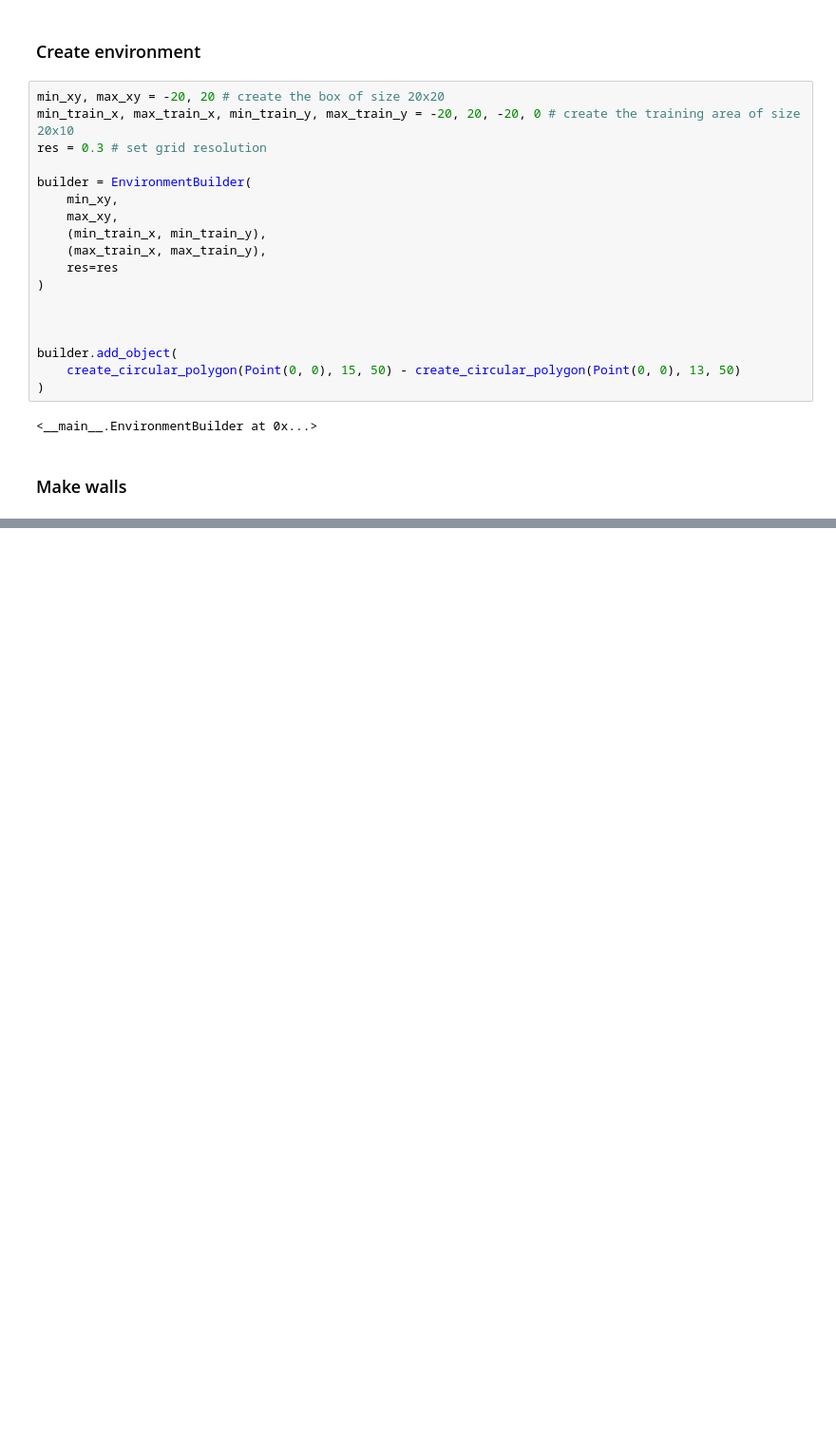
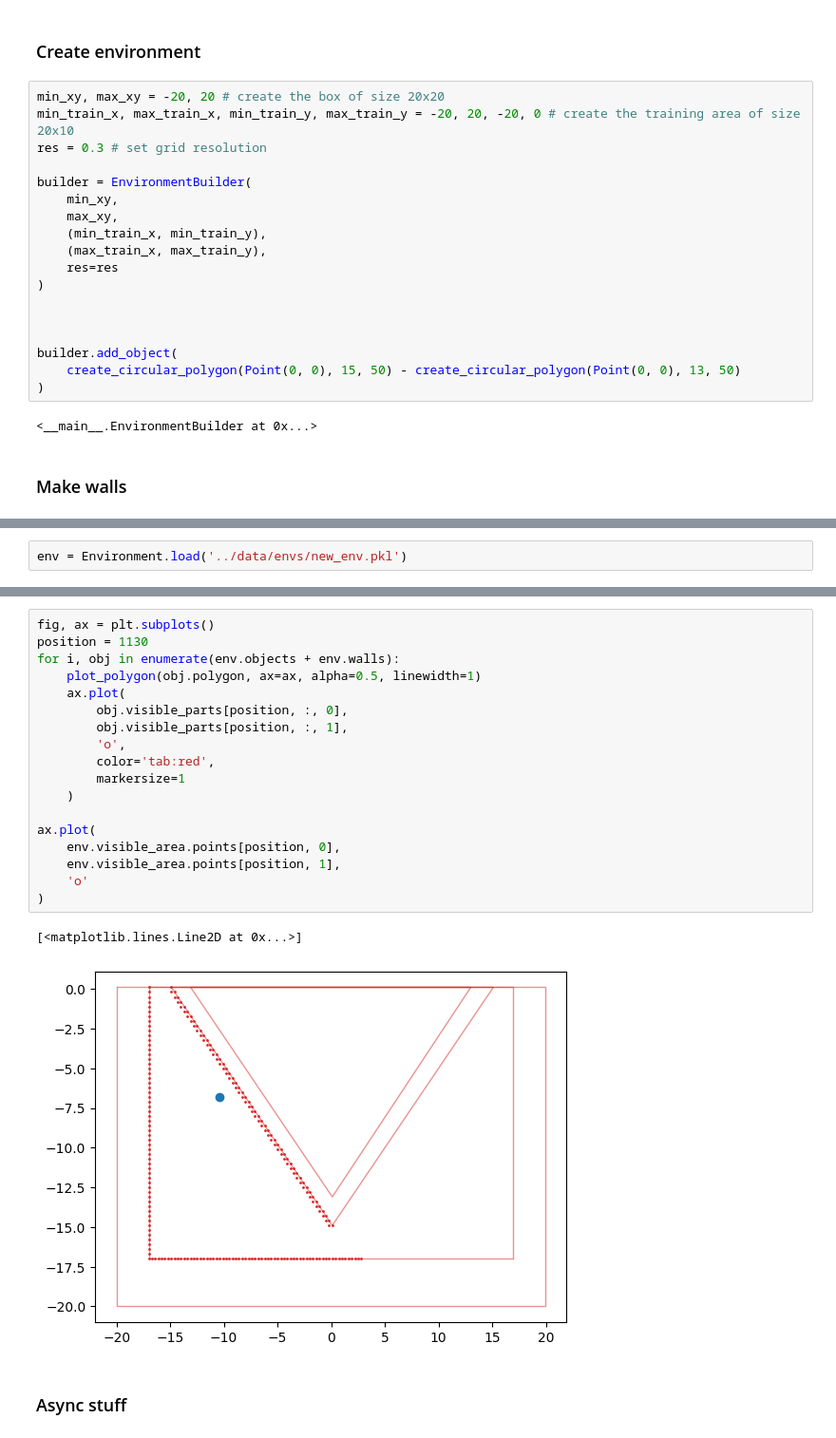
Before and after one commit to 1101AlexZab1011/SpatialMemory, a Jupyter notebook: dev/create_environment copy.ipynb, the cells around one changed output, grey strips where cells are left out. Shown: that part at 95% size. Saved outputs shown, nothing was run; the diff lists cells and outputs as text; blank space fills up the shorter version.

```diff
--- a/dev/create_environment copy.ipynb
+++ b/dev/create_environment copy.ipynb
@@ -1521,0 +1824,2 @@ ax.plot(
+# %%
+env = Environment.load('../data/envs/new_env.pkl')
@@ -1521,0 +1835,23 @@ ax.plot(
+# %%
+fig, ax = plt.subplots()
+position = 1130
+for i, obj in enumerate(env.objects + env.walls):
+    plot_polygon(obj.polygon, ax=ax, alpha=0.5, linewidth=1)
+    ax.plot(
+        obj.visible_parts[position, :, 0],
+        obj.visible_parts[position, :, 1],
+        'o',
+        color='tab:red',
+        markersize=1
+    )
+
+ax.plot(
+    env.visible_area.points[position, 0],
+    env.visible_area.points[position, 1],
+    'o'
+)
+# %% [output]
+[<matplotlib.lines.Line2D at 0x...>]
+[figure, added]
+# %% [markdown]
+### Async stuff
```
Also changed, not shown: parts of 50 cells of this notebook, 6 other files.
